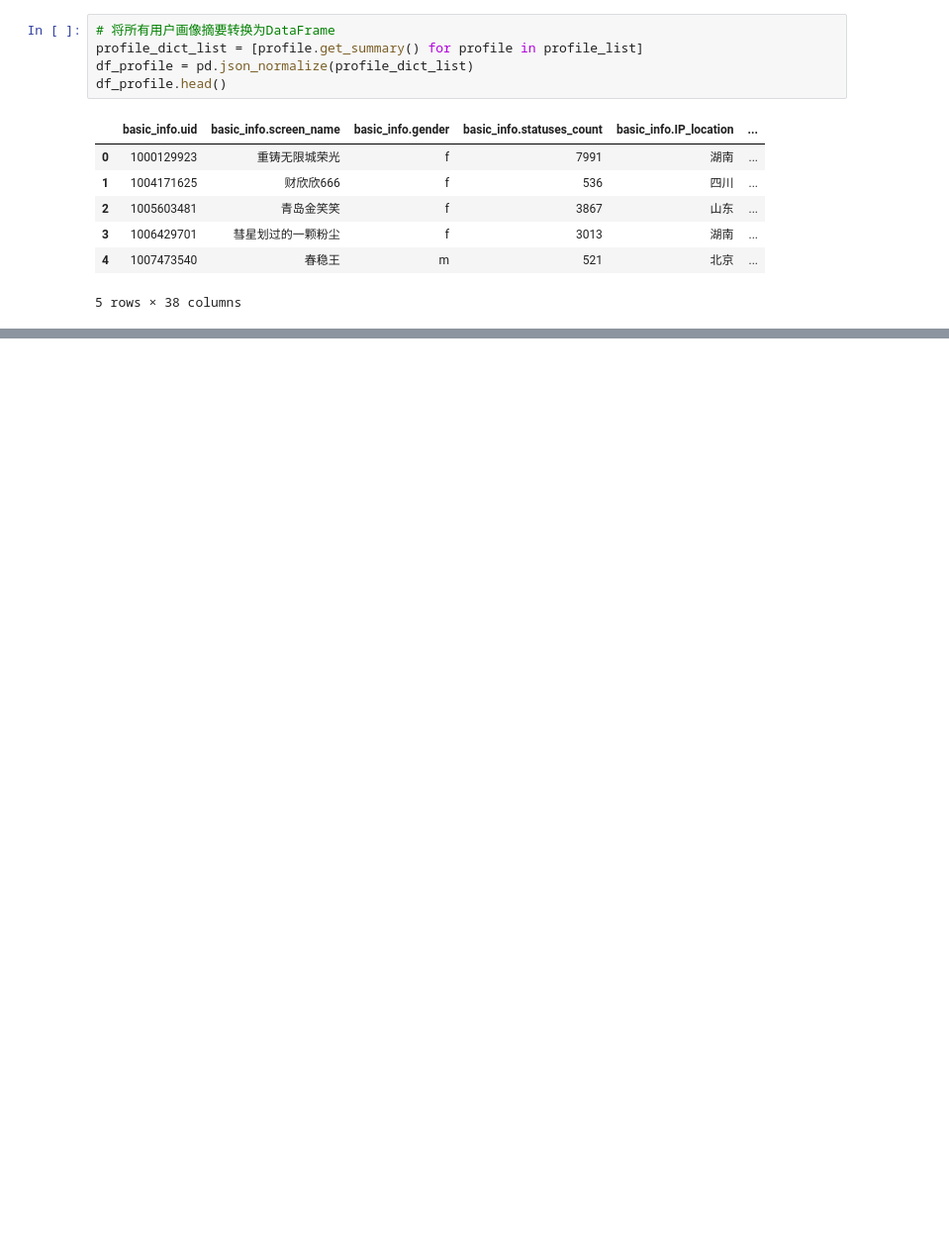
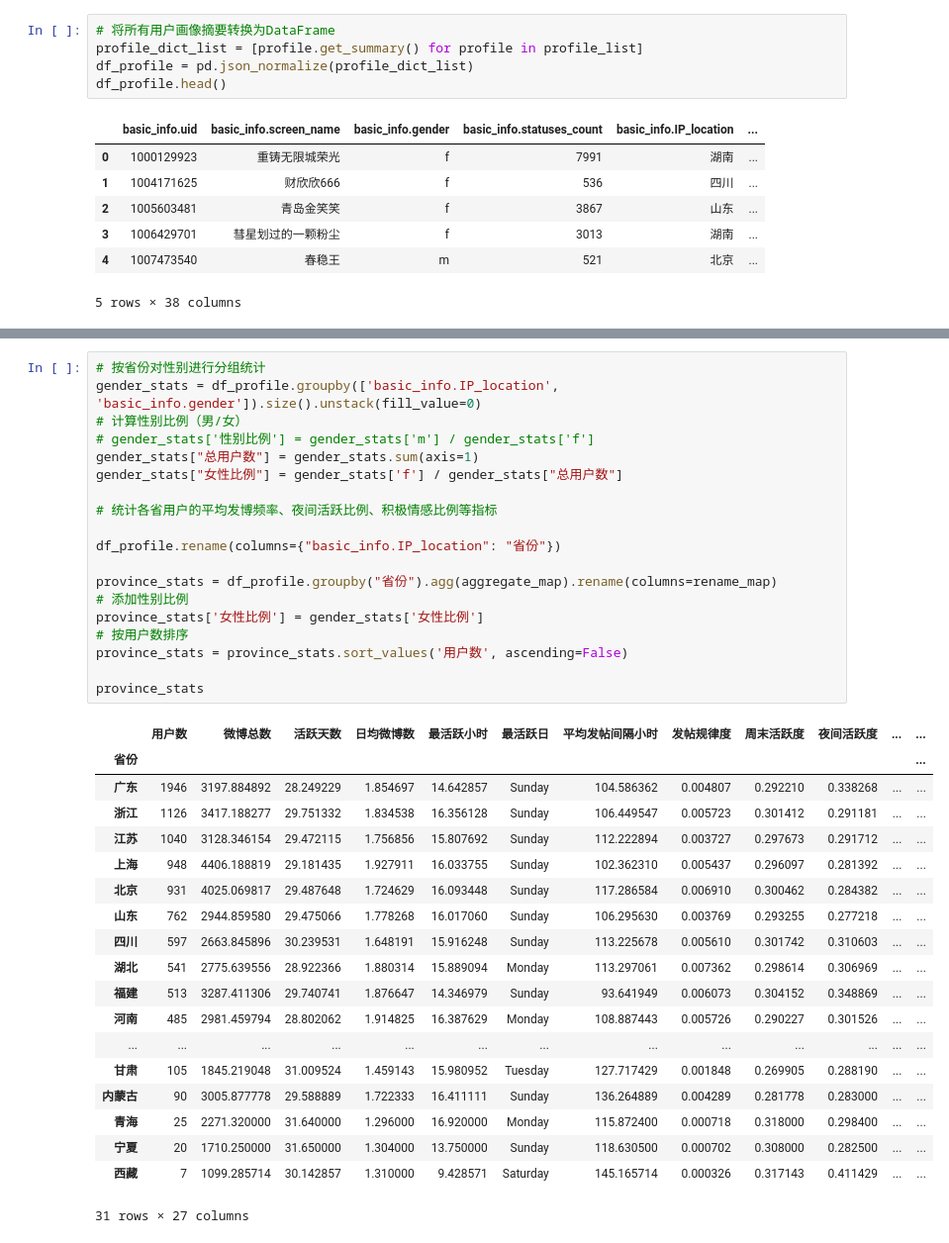
Before and after one commit to YoruRain/ProvincialMentalHealth, a Jupyter notebook: profile/user_profile.ipynb, the cells around one changed output, grey strips where cells are left out. Shown at 99% size. Cells and saved outputs as stored; diff of their text form; blank space fills up the shorter version.

```diff
--- a/profile/user_profile.ipynb
+++ b/profile/user_profile.ipynb
@@ -570,0 +689,39 @@ for profile in profile_list:
+# %%
+# 按省份对性别进行分组统计
+gender_stats = df_profile.groupby(['basic_info.IP_location', 'basic_info.gender']).size().unstack(fill_value=0)
+# 计算性别比例（男/女）
+# gender_stats['性别比例'] = gender_stats['m'] / gender_stats['f']
+gender_stats["总用户数"] = gender_stats.sum(axis=1)
+gender_stats["女性比例"] = gender_stats['f'] / gender_stats["总用户数"]
+
+# 统计各省用户的平均发博频率、夜间活跃比例、积极情感比例等指标
+
+df_profile.rename(columns={"basic_info.IP_location": "省份"})
+
+province_stats = df_profile.groupby("省份").agg(aggregate_map).rename(columns=rename_map)
+# 添加性别比例
+province_stats['女性比例'] = gender_stats['女性比例']
+# 按用户数排序
+province_stats = province_stats.sort_values('用户数', ascending=False)
+
+province_stats
+# %% [output]
+|  | 用户数 | 微博总数 | 活跃天数 | 日均微博数 | 最活跃小时 | 最活跃日 | 平均发帖间隔小时 | 发帖规律度 | 周末活跃度 | 夜间活跃度 | ... | ... |
+| 省份 |  |  |  |  |  |  |  |  |  |  |  | ... |
+| 广东 | 1946 | 3197.884892 | 28.249229 | 1.854697 | 14.642857 | Sunday | 104.586362 | 0.004807 | 0.292210 | 0.338268 | ... | ... |
+| 浙江 | 1126 | 3417.188277 | 29.751332 | 1.834538 | 16.356128 | Sunday | 106.449547 | 0.005723 | 0.301412 | 0.291181 | ... | ... |
+| 江苏 | 1040 | 3128.346154 | 29.472115 | 1.756856 | 15.807692 | Sunday | 112.222894 | 0.003727 | 0.297673 | 0.291712 | ... | ... |
+| 上海 | 948 | 4406.188819 | 29.181435 | 1.927911 | 16.033755 | Sunday | 102.362310 | 0.005437 | 0.296097 | 0.281392 | ... | ... |
+| 北京 | 931 | 4025.069817 | 29.487648 | 1.724629 | 16.093448 | Sunday | 117.286584 | 0.006910 | 0.300462 | 0.284382 | ... | ... |
+| 山东 | 762 | 2944.859580 | 29.475066 | 1.778268 | 16.017060 | Sunday | 106.295630 | 0.003769 | 0.293255 | 0.277218 | ... | ... |
+| 四川 | 597 | 2663.845896 | 30.239531 | 1.648191 | 15.916248 | Sunday | 113.225678 | 0.005610 | 0.301742 | 0.310603 | ... | ... |
+| 湖北 | 541 | 2775.639556 | 28.922366 | 1.880314 | 15.889094 | Monday | 113.297061 | 0.007362 | 0.298614 | 0.306969 | ... | ... |
+| 福建 | 513 | 3287.411306 | 29.740741 | 1.876647 | 14.346979 | Sunday | 93.641949 | 0.006073 | 0.304152 | 0.348869 | ... | ... |
+| 河南 | 485 | 2981.459794 | 28.802062 | 1.914825 | 16.387629 | Monday | 108.887443 | 0.005726 | 0.290227 | 0.301526 | ... | ... |
+| ... | ... | ... | ... | ... | ... | ... | ... | ... | ... | ... | ... | ... |
+| 甘肃 | 105 | 1845.219048 | 31.009524 | 1.459143 | 15.980952 | Tuesday | 127.717429 | 0.001848 | 0.269905 | 0.288190 | ... | ... |
+| 内蒙古 | 90 | 3005.877778 | 29.588889 | 1.722333 | 16.411111 | Sunday | 136.264889 | 0.004289 | 0.281778 | 0.283000 | ... | ... |
+| 青海 | 25 | 2271.320000 | 31.640000 | 1.296000 | 16.920000 | Monday | 115.872400 | 0.000718 | 0.318000 | 0.298400 | ... | ... |
+| 宁夏 | 20 | 1710.250000 | 31.650000 | 1.304000 | 13.750000 | Sunday | 118.630500 | 0.000702 | 0.308000 | 0.282500 | ... | ... |
+| 西藏 | 7 | 1099.285714 | 30.142857 | 1.310000 | 9.428571 | Saturday | 145.165714 | 0.000326 | 0.317143 | 0.411429 | ... | ... |
+31 rows × 27 columns
```
Also changed, not shown: parts of 16 cells of this notebook.
